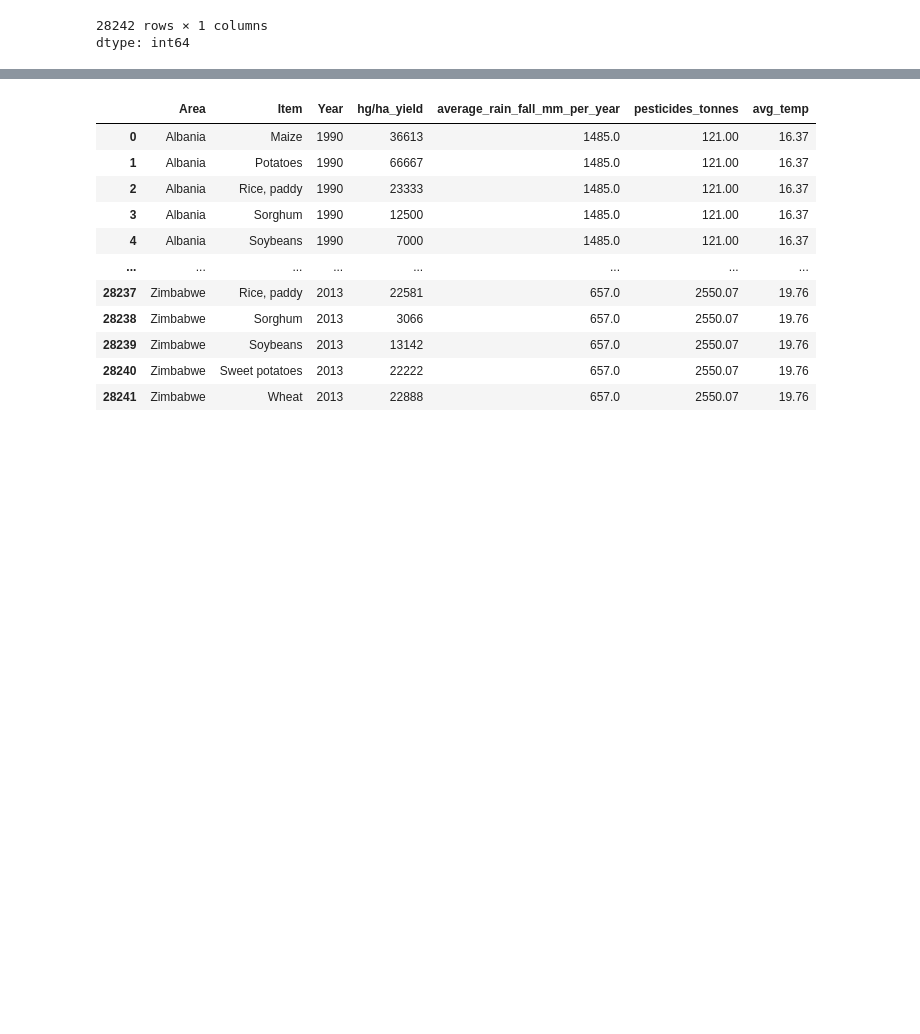
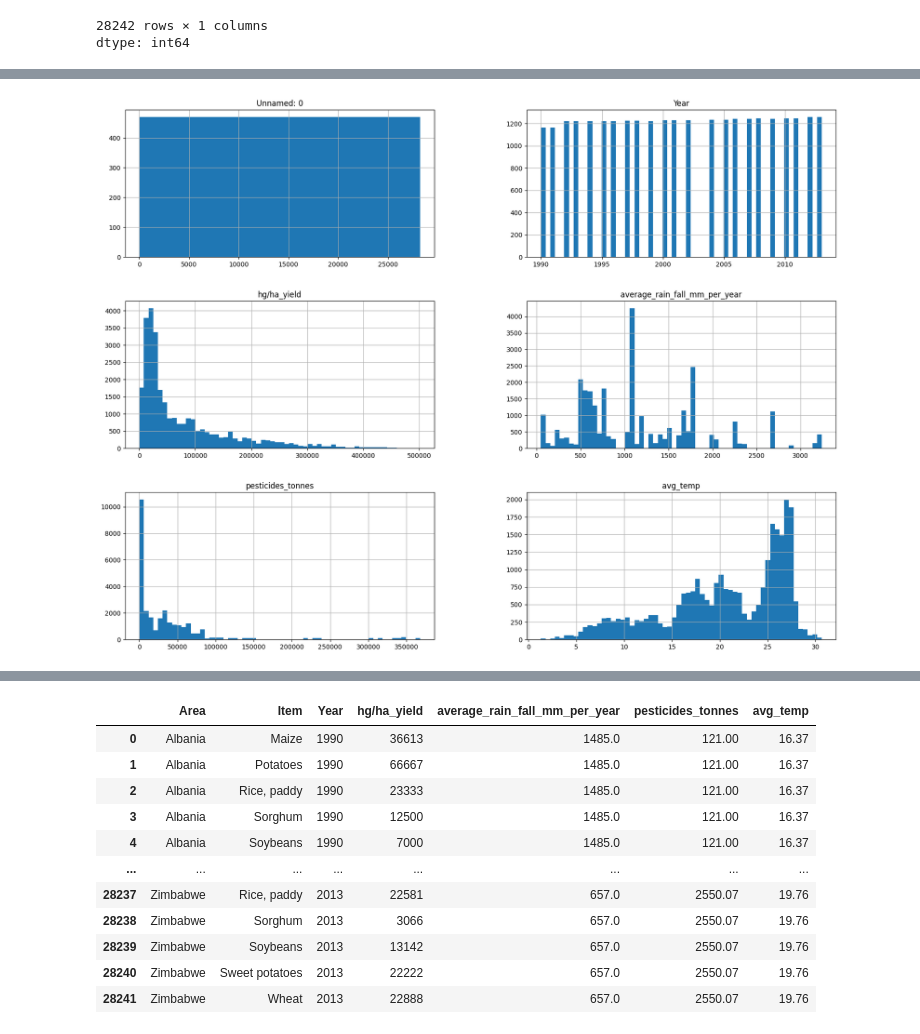
Before and after one commit to Hasbirizqulloh/cropyieldprediction, a Jupyter notebook: Submission_Crop_Yield_Prediction.ipynb, the cells around one changed output, grey strips where cells are left out. Cells and saved outputs as stored; diff of their text form; code cells hidden in the pictures; blank space fills up the shorter version.

```diff
--- a/Submission_Crop_Yield_Prediction.ipynb
+++ b/Submission_Crop_Yield_Prediction.ipynb
@@ -123,0 +341,5 @@ dtype: int64
+# %%
+df.hist(bins=60, figsize=(20, 15))
+plt.show()
+# %% [output]
+[figure, added]
```
Also changed, not shown: parts of 96 cells of this notebook, 1 other file.
